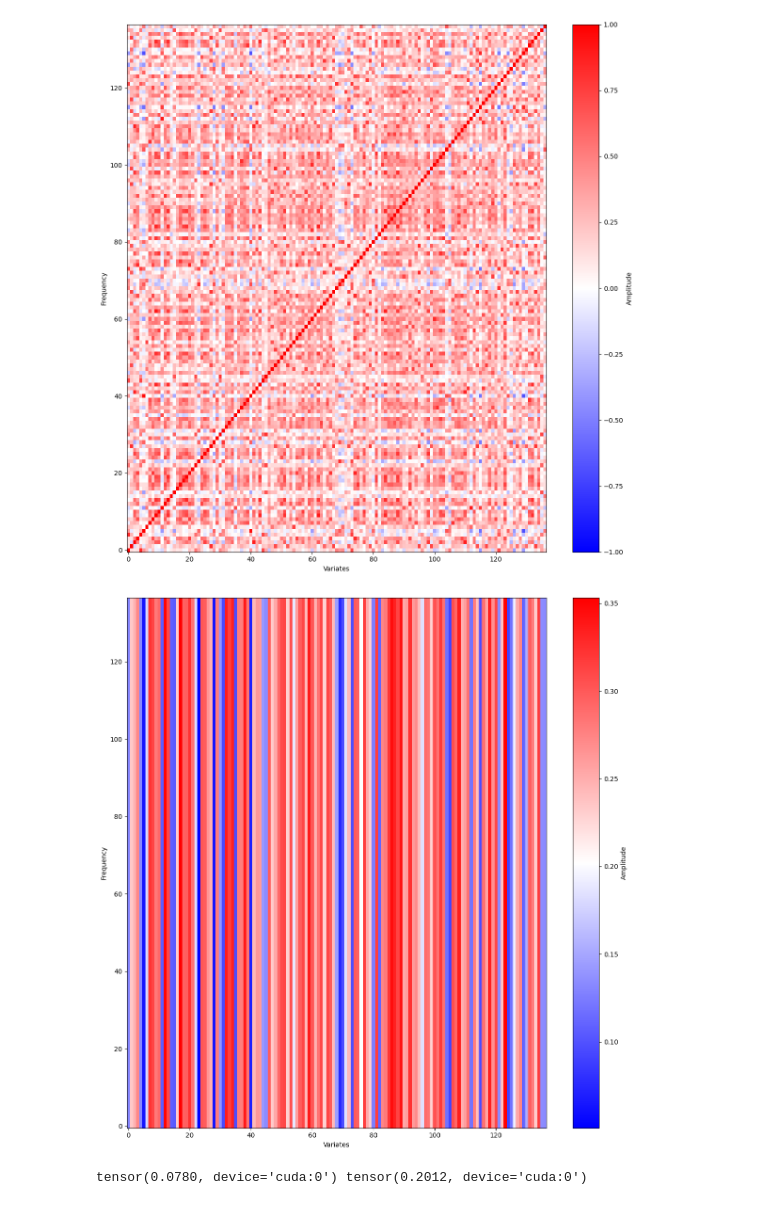
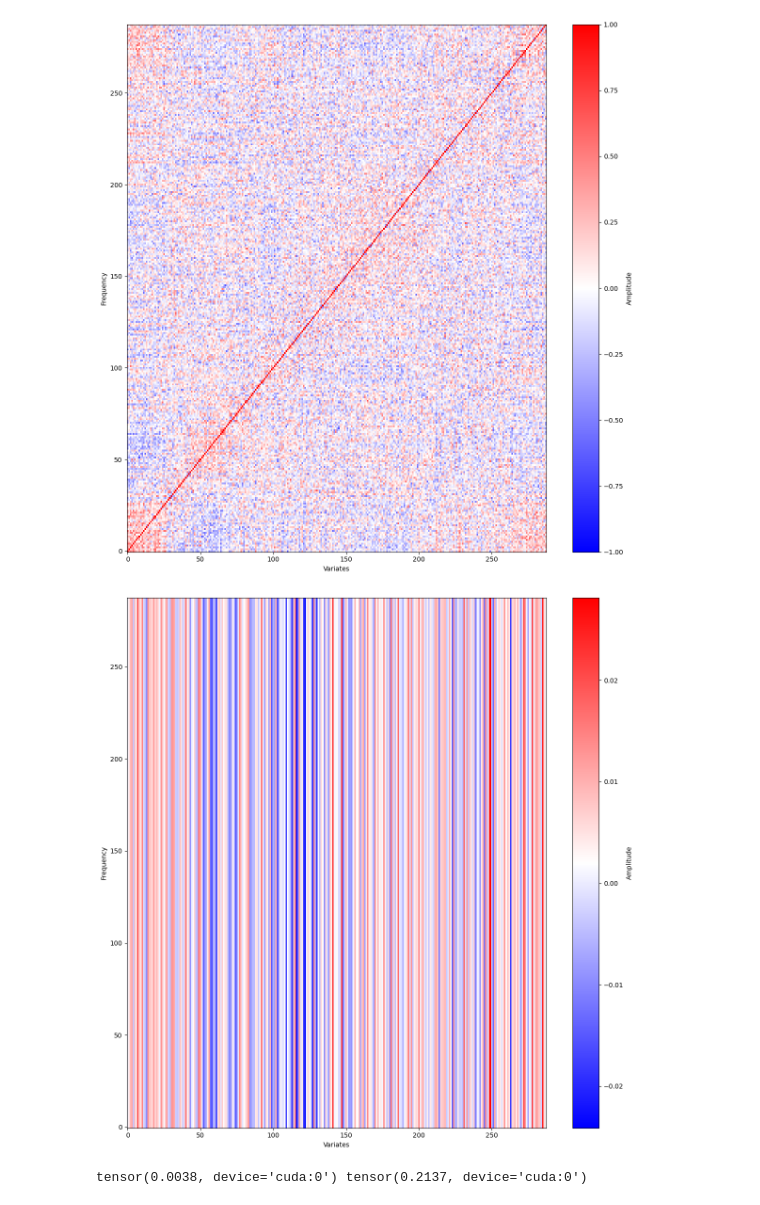
Before and after one commit to Dench991228/BasicTSD, a Jupyter notebook: basicts/visualize_parameter.ipynb, the cells around one changed output. Drawn from its saved outputs; the diff is of its cells as text; code cells hidden in the pictures.

```diff
--- a/basicts/visualize_parameter.ipynb
+++ b/basicts/visualize_parameter.ipynb
@@ -12,7 +12,7 @@ from sklearn.manifold import TSNE
 
 # note 这个文件的目的，是对模型的参数进行可视化，从而实现对模型的分析和方法的justification
 
-def visualize_time_embedding_similarity_matrix(parameter_path: str):
+def visualize_time_embedding_similarity_matrix(parameter_path: str, parameter_name: str = "adaptive_embedding"):
     """
     展示staeformer模型的时间嵌入，用来证明两件事：
     1. 不同时刻的时间步具有不同的相似度分布
@@ -21,8 +21,9 @@ def visualize_time_embedding_similarity_matrix(parameter_path: str):
     """
     parameters = load_parameter(parameter_path)
     #print(parameters.keys())
-    tod_embeddings = parameters['adaptive_embedding']
-    tod_embeddings = torch.permute(tod_embeddings, (1, 0, 2))
+    tod_embeddings = parameters[parameter_name]
+    if 'adaptive_embedding' in parameter_name:
+        tod_embeddings = torch.permute(tod_embeddings, (1, 0, 2))
     #print(tod_embeddings.shape)
     tod_embeddings = tod_embeddings.reshape(tod_embeddings.shape[0], -1)
     # (tod, tod_dim)
@@ -93,14 +94,20 @@ base_pems08_fs = "/data3/hanzhi/BasicTS/checkpoints/STAEformer/PEMS08_100_12_12/
 base_former_pems08 = "/data3/hanzhi/BasicTS/checkpoints/BaseFormer/PEMS08_100_12_12/base-0/BaseFormer_best_val_MAE.pt"
 ssl_pems08 = "/data3/hanzhi/BasicTS/checkpoints/STAEformer_SSL/PEMS08_100_12_12/base-softclt/STAEformer_SSL_best_val_MAE.pt"
 spatial_softclt_pems08 = "/data3/hanzhi/BasicTS/checkpoints/STAEformer_SSL/PEMS08_100_12_12/base-spatial-softclt/STAEformer_SSL_best_val_MAE.pt"
+temporal_softclt_pems08 = "/data3/hanzhi/BasicTS/checkpoints/STAEformer_SSL/PEMS08_100_12_12/base-temporal-softclt/STAEformer_SSL_best_val_MAE.pt"
+temporal_dist_softclt_pems08 = "/data3/hanzhi/BasicTS/checkpoints/STAEformer_SSL/PEMS08_100_12_12/base-temporal-dist-softclt/STAEformer_SSL_best_val_MAE.pt"
 
 g_ssl_pems08 = "/data3/hanzhi/BasicTS/checkpoints/STAEformer_SSL_G/PEMS08_100_12_12/base_gr_0.15/STAEformer_SSL_G_best_val_MAE.pt"
 base_pems04 = "/data3/hanzhi/BasicTS/checkpoints/STAEformer/PEMS04_100_12_12/base-0/STAEformer_best_val_MAE.pt"
 base_pems04_ssl = "/data3/hanzhi/BasicTS/checkpoints/STAEformer_SSL/PEMS04_100_12_12/base-softclt/STAEformer_SSL_best_val_MAE.pt"
-decompose_tts_pems08 = "/data3/hanzhi/BasicTS/checkpoints/DecomposeFormer_TTS/PEMS08_100_12_12/base-0/DecomposeFormer_TTS_best_val_MAE.pt"
-decompose_tts_pems08_fs = "/data3/hanzhi/BasicTS/checkpoints/DecomposeFormer_TTS/PEMS08_100_12_12/base-fs/DecomposeFormer_TTS_best_val_MAE.pt"
+base_pems04_spatial_ssl = "/data3/hanzhi/BasicTS/checkpoints/STAEformer_SSL/PEMS04_100_12_12/base-spatial-softclt/STAEformer_SSL_best_val_MAE.pt"
 
-decompose_tts_ssl_pems08 = "/data3/hanzhi/BasicTS/checkpoints/DecomposeFormer_TTS_SSL/PEMS08_100_12_12/base_softclt/DecomposeFormer_TTS_SSL_best_val_MAE.pt"
+decompose_tts_pems08_k3 = "/data3/hanzhi/BasicTS/checkpoints/DecomposeFormer_TTS/PEMS08_100_12_12/base-0/DecomposeFormer_TTS_best_val_MAE.pt"
+decompose_tts_pems08_k5 = "/data3/hanzhi/BasicTS/checkpoints/DecomposeFormer_TTS/PEMS08_100_12_12/base-k5-0/DecomposeFormer_TTS_best_val_MAE.pt"
+decompose_tts_pems08_k7 = "/data3/hanzhi/BasicTS/checkpoints/DecomposeFormer_TTS/PEMS08_100_12_12/base-k7-0/DecomposeFormer_TTS_best_val_MAE.pt"
+decompose_tts_pems04_k3 = "/data3/hanzhi/BasicTS/checkpoints/DecomposeFormer_TTS/PEMS04_100_12_12/base-k3-0/DecomposeFormer_TTS_best_val_MAE.pt"
+decompose_tts_pems04_k5 = "/data3/hanzhi/BasicTS/checkpoints/DecomposeFormer_TTS/PEMS04_100_12_12/base-k5-0/DecomposeFormer_TTS_best_val_MAE.pt"
+
 # similarity0 = visualize_time_embedding_similarity_matrix(decompose_tts_pems08)
 #similarity1 = visualize_time_embeddings(g_ssl_pems08)
 #similarity_diff = (similarity0 - torch.mean(similarity0, dim=-1, keepdim=True) - similarity1 + torch.mean(similarity1, dim=-1, keepdim=True))
@@ -110,15 +117,16 @@ decompose_tts_ssl_pems08 = "/data3/hanzhi/BasicTS/checkpoints/DecomposeFormer_TT
         #)
 base_solar = "/data3/hanzhi/BasicTS/checkpoints/STAEformer/Solar_100_12_12/base-0/STAEformer_best_val_MAE.pt"
 base_ssl_solar = "/data3/hanzhi/BasicTS/checkpoints/STAEformer_SSL/Solar_100_12_12/base-softclt-0/STAEformer_SSL_best_val_MAE.pt"
+spatial_ssl_solar = "/data3/hanzhi/BasicTS/checkpoints/STAEformer_SSL/Solar_100_12_12/base-spatial-softclt-0/STAEformer_SSL_best_val_MAE.pt"
 #visualize_time_embedding_2D(base_pems08, "adaptive_embedding")
-visualize_time_embedding_2D(base_solar, "adaptive_embedding")
-visualize_time_embedding_similarity_matrix(base_solar)
-visualize_time_embedding_2D(base_ssl_solar, "adaptive_embedding")
-visualize_time_embedding_similarity_matrix(base_ssl_solar)
-visualize_time_embedding_2D(base_pems08, "adaptive_embedding")
-visualize_time_embedding_similarity_matrix(base_pems08)
-visualize_time_embedding_2D(ssl_pems08, "adaptive_embedding")
-visualize_time_embedding_similarity_matrix(ssl_pems08)
+visualize_time_embedding_2D(base_pems08, "tod_embedding.weight")
+visualize_time_embedding_similarity_matrix(base_pems08, "tod_embedding.weight")
+visualize_time_embedding_2D(ssl_pems08, "tod_embedding.weight")
+visualize_time_embedding_similarity_matrix(ssl_pems08, "tod_embedding.weight")
+visualize_time_embedding_2D(temporal_softclt_pems08, "tod_embedding.weight")
+visualize_time_embedding_similarity_matrix(temporal_softclt_pems08, "tod_embedding.weight")
+visualize_time_embedding_2D(temporal_dist_softclt_pems08, "tod_embedding.weight")
+visualize_time_embedding_similarity_matrix(temporal_dist_softclt_pems08, "tod_embedding.weight")
 
 # visualize_time_embedding_2D(base_former_pems08, "adaptive_embedding")
 
@@ -134,3 +142,3 @@ tensor(0.2412, device='cuda:0') tensor(0.2313, device='cuda:0')
-[figure, old version]
+[figure, new version]
-[figure, old version]
+[figure, new version]
-tensor(0.0780, device='cuda:0') tensor(0.2012, device='cuda:0')
+tensor(0.0038, device='cuda:0') tensor(0.2137, device='cuda:0')
```
Also changed, not shown: parts of 1 cell of this notebook, 23 other files.
